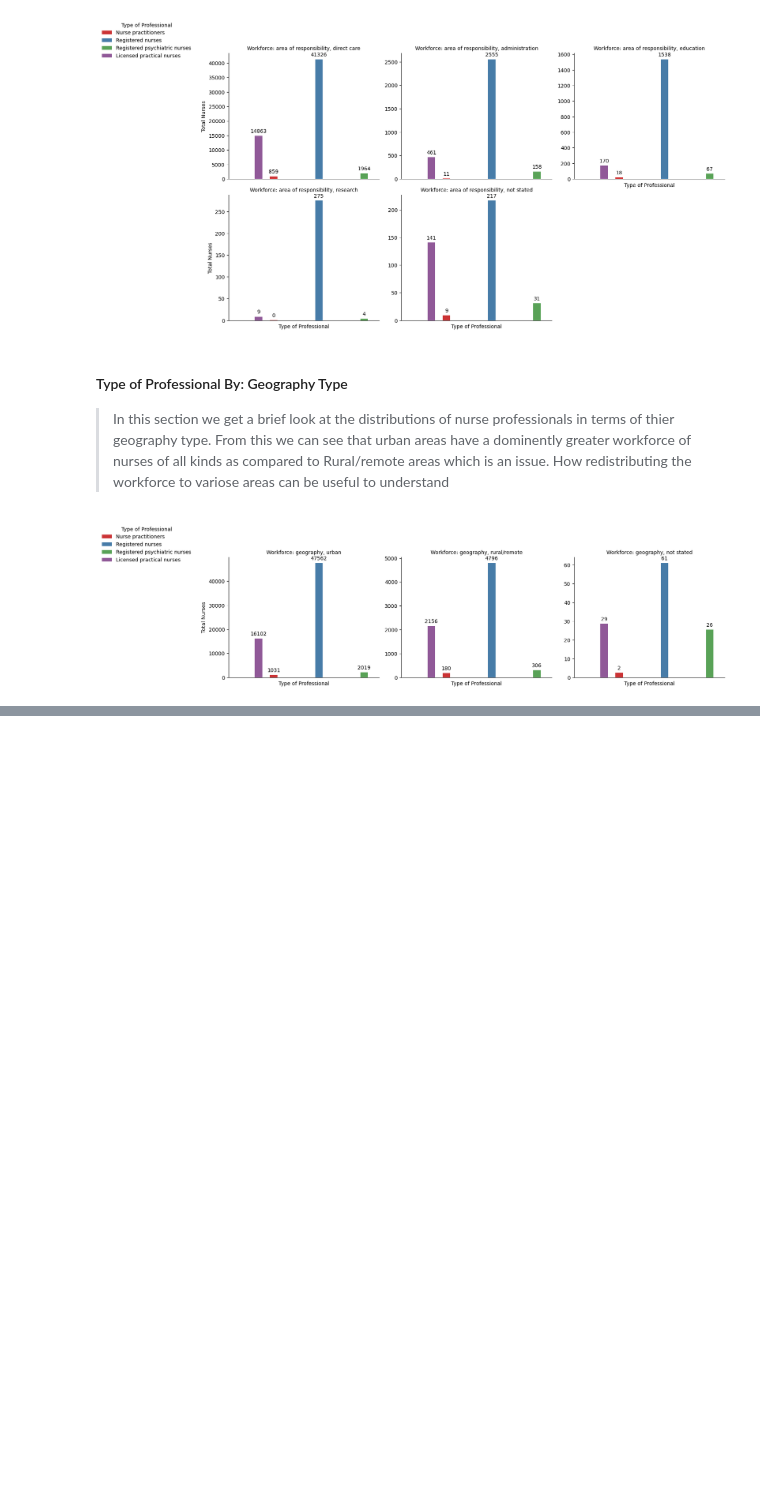
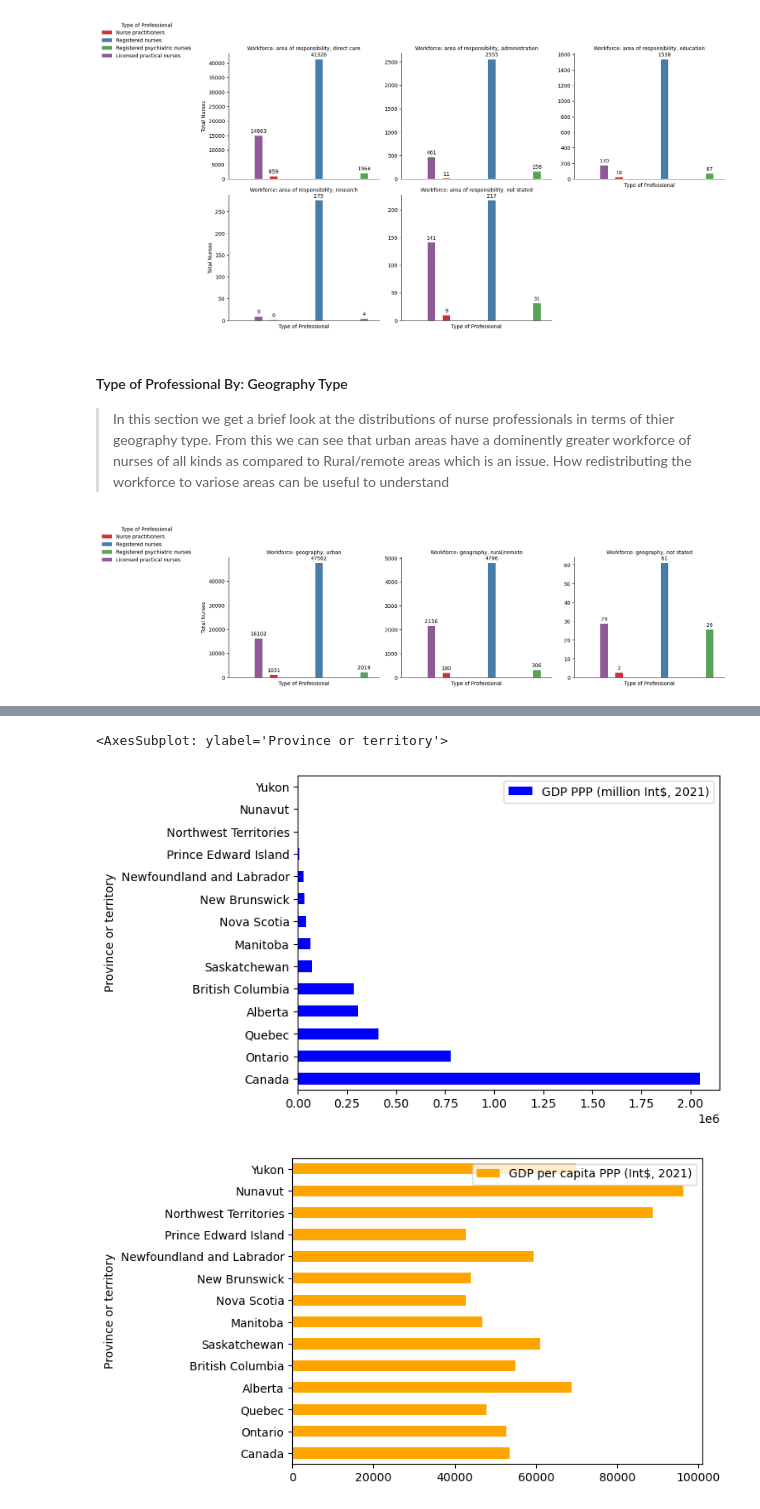
Before and after one commit to GP254/Canadian-Nursing-Workforce-and-Facility-Analysis, a Jupyter notebook: Canadian-Nursing-Workforce-and-Facility-Analysis.ipynb, the cells around one changed output, grey strips where cells are left out. Drawn from its saved outputs; the diff is of its cells as text; code cells hidden in the pictures; blank space fills up the shorter version.

```diff
--- a/Canadian-Nursing-Workforce-and-Facility-Analysis.ipynb
+++ b/Canadian-Nursing-Workforce-and-Facility-Analysis.ipynb
@@ -277,0 +347,9 @@ plt.show()
+# %%
+g.set_axis_labels("Type of Professional", "Total Nurses")
+g.set_titles(col_template="{col_name}")
+gdp_ppp.plot(kind='barh', x='Province or territory', y='GDP PPP (million Int$, 2021)', color='blue')
+gdp_ppp.plot(kind='barh', x='Province or territory', y='GDP per capita PPP (Int$, 2021)', color='orange')
+# %% [output]
+<AxesSubplot: ylabel='Province or territory'>
+[figure, added]
+[figure, added]
```
Also changed, not shown: parts of 12 cells of this notebook.
